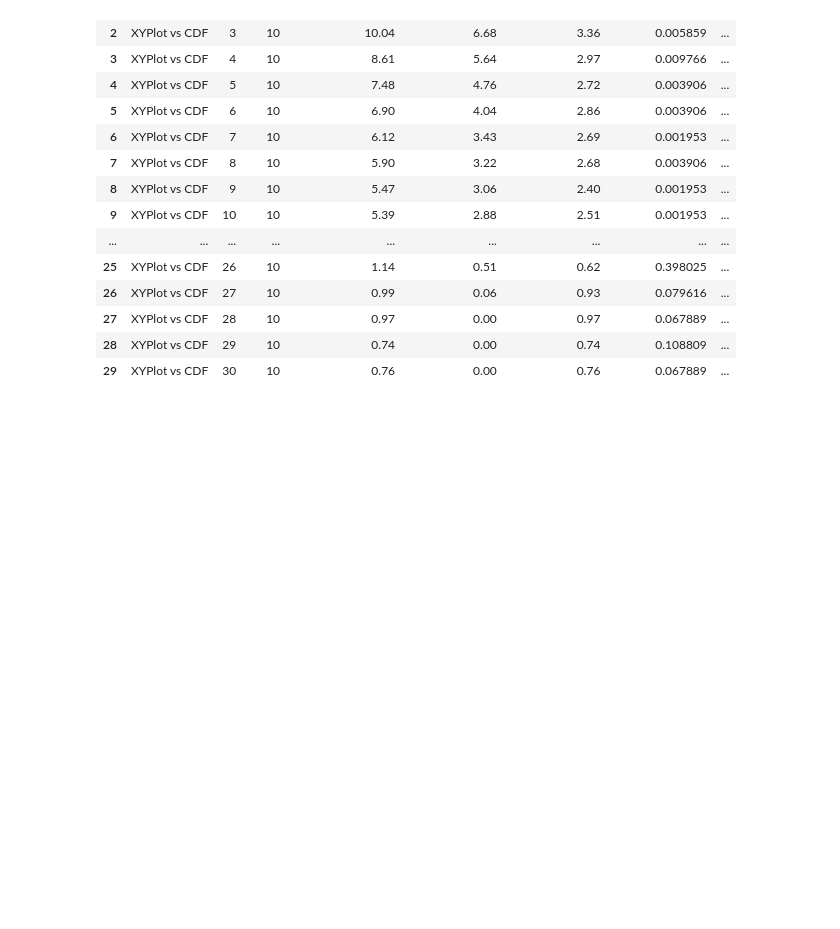
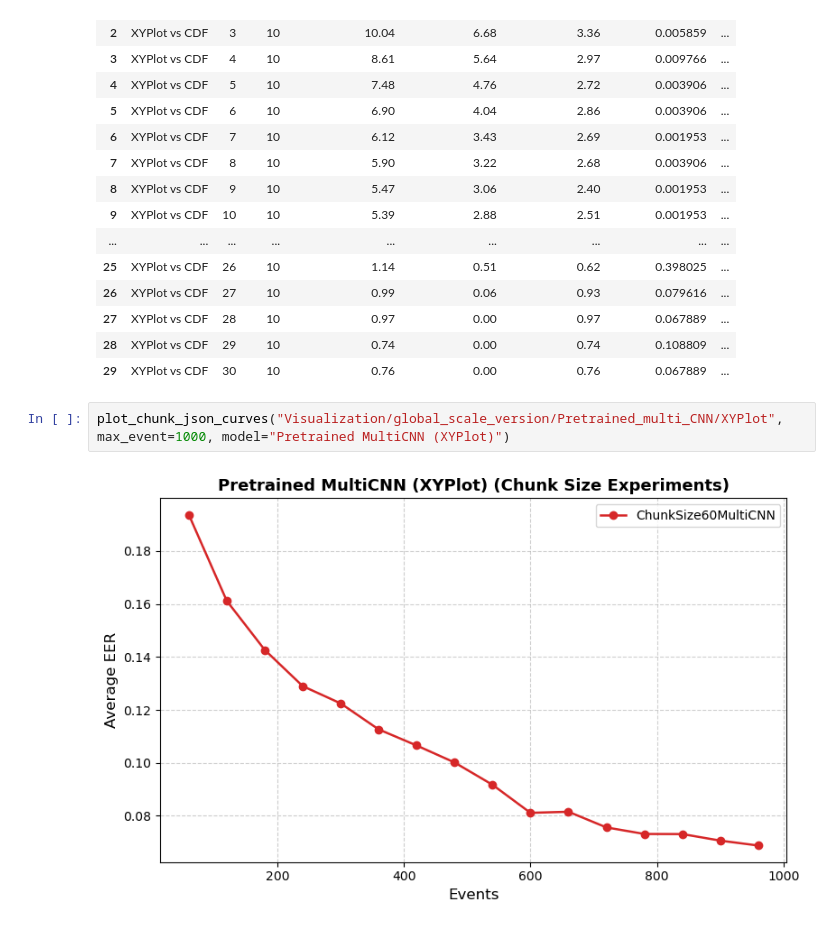
Before and after one commit to S-lijun/Mouse_Dynamics, a Jupyter notebook: Results_New.ipynb, the cells around one changed output. Cells and saved outputs as stored; diff of their text form; blank space fills up the shorter version.

```diff
--- a/Results_New.ipynb
+++ b/Results_New.ipynb
@@ -536,3 +536,7 @@ df
 | 27 | XYPlot vs CDF | 28 | 10 | 0.97 | 0.00 | 0.97 | 0.067889 | ... |
 | 28 | XYPlot vs CDF | 29 | 10 | 0.74 | 0.00 | 0.74 | 0.108809 | ... |
 | 29 | XYPlot vs CDF | 30 | 10 | 0.76 | 0.00 | 0.76 | 0.067889 | ... |
+# %%
+plot_chunk_json_curves("Visualization/global_scale_version/Pretrained_multi_CNN/XYPlot", max_event=1000, model="Pretrained MultiCNN (XYPlot)")
+# %% [output]
+[figure, added]
```
Also changed, not shown: 3 other files.
